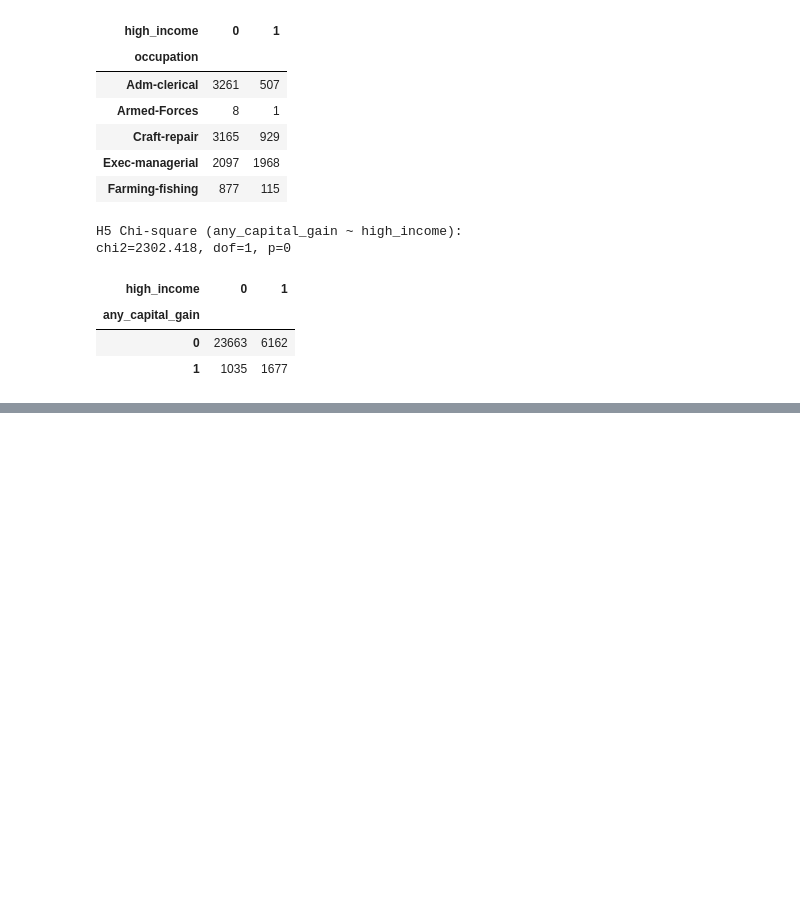
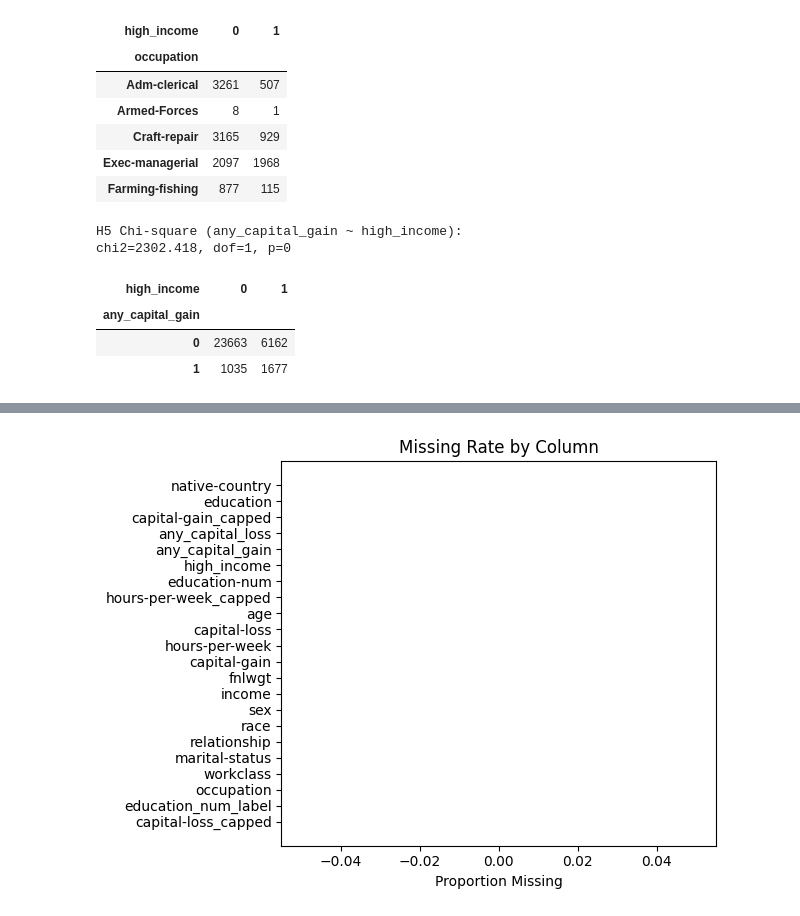
Before and after one commit to jpadwor1/ANA500, a Jupyter notebook: Week1.ipynb, the cells around one changed output, grey strips where cells are left out. Saved outputs shown, nothing was run; the diff lists cells and outputs as text; code cells hidden in the pictures; blank space fills up the shorter version.

```diff
--- a/Week1.ipynb
+++ b/Week1.ipynb
@@ -377,3 +400,19 @@ chi2=2302.418, dof=1, p=0
 | any_capital_gain |  |  |
 | 0 | 23663 | 6162 |
 | 1 | 1035 | 1677 |
+# %%
+TARGET = "high_income"
+def show_title(t):
+    print("\n" + "="*len(t) + f"\n{t}\n" + "="*len(t))
+
+show_title("Data Quality Summary")
+
+dq = []
+for c in df_feat.columns:
+    miss = df_feat[c].isna().mean()
+    nunique = df_feat[c].nunique(dropna=True)
+    dtype = df_feat[c].dtype
+    coltype = ("numeric" if pd.api.types.is_numeric_dtype(df_feat[c]) else "categorical")
+    dq.append({"column": c, "dtype": str(dtype), "type": coltype, "missing_rate": miss, "nunique": nunique})
+dq = pd.DataFrame(dq).sort_values(["type","missing_rate","nunique"], ascending=[True, False, False])
+dq
@@ -379,0 +440,10 @@ chi2=2302.418, dof=1, p=0
+# %%
+#Missingness
+top_miss = dq.sort_values("missing_rate", ascending=False).head(25)
+plt.figure()
+plt.barh(top_miss["column"][::-1], top_miss["missing_rate"][::-1])
+plt.title("Missing Rate by Column")
+plt.xlabel("Proportion Missing")
+plt.tight_layout(); plt.show()
+# %% [output]
+[figure, added]
```
Also changed, not shown: parts of 43 cells of this notebook, 4 other files.
